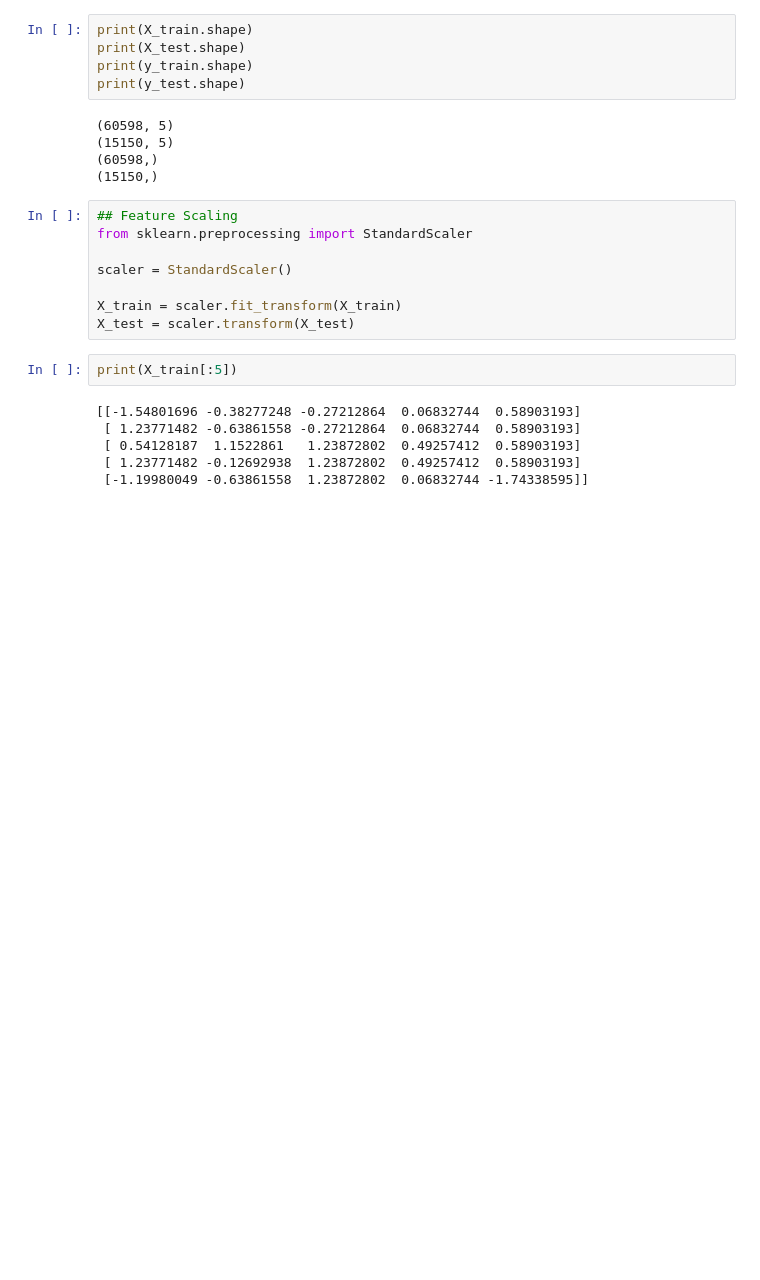
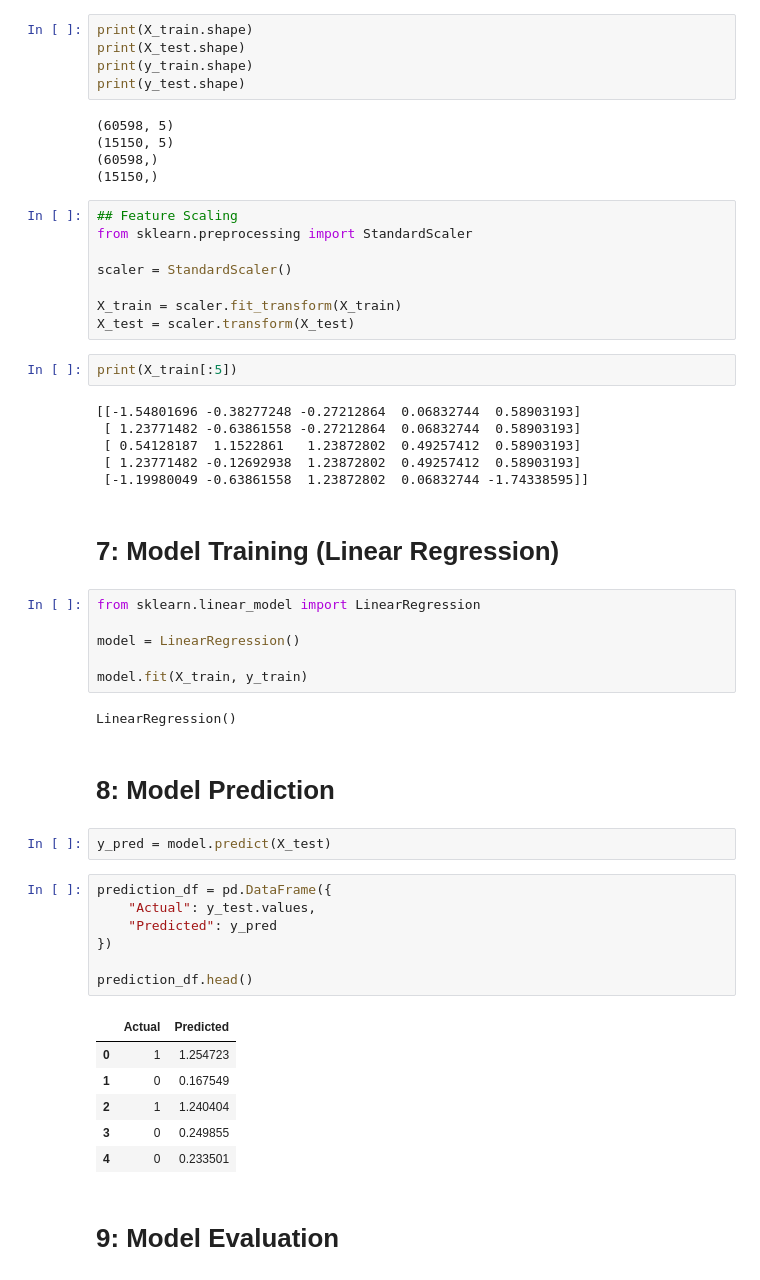
Before and after one commit to mjunaidk07/Accident-Prediction-Model, a Jupyter notebook: notebooks/Accident_Prediction.ipynb, the cells around one changed output. Cells and saved outputs as stored; diff of their text form; blank space fills up the shorter version.

Commit message:
Linear regression and model evaluation

```diff
--- a/notebooks/Accident_Prediction.ipynb
+++ b/notebooks/Accident_Prediction.ipynb
@@ -476,3 +476,33 @@ print(X_train[:5])
  [ 0.54128187  1.1522861   1.23872802  0.49257412  0.58903193]
  [ 1.23771482 -0.12692938  1.23872802  0.49257412  0.58903193]
  [-1.19980049 -0.63861558  1.23872802  0.06832744 -1.74338595]]
+# %% [markdown]
+# 7: Model Training (Linear Regression)
+# %%
+from sklearn.linear_model import LinearRegression
+
+model = LinearRegression()
+
+model.fit(X_train, y_train)
+# %% [output]
+LinearRegression()
+# %% [markdown]
+# 8: Model Prediction
+# %%
+y_pred = model.predict(X_test)
+# %%
+prediction_df = pd.DataFrame({
+    "Actual": y_test.values,
+    "Predicted": y_pred
+})
+
+prediction_df.head()
+# %% [output]
+|  | Actual | Predicted |
+| 0 | 1 | 1.254723 |
+| 1 | 0 | 0.167549 |
+| 2 | 1 | 1.240404 |
+| 3 | 0 | 0.249855 |
+| 4 | 0 | 0.233501 |
+# %% [markdown]
+# 9: Model Evaluation
```
Also changed, not shown: parts of 3 cells of this notebook.
